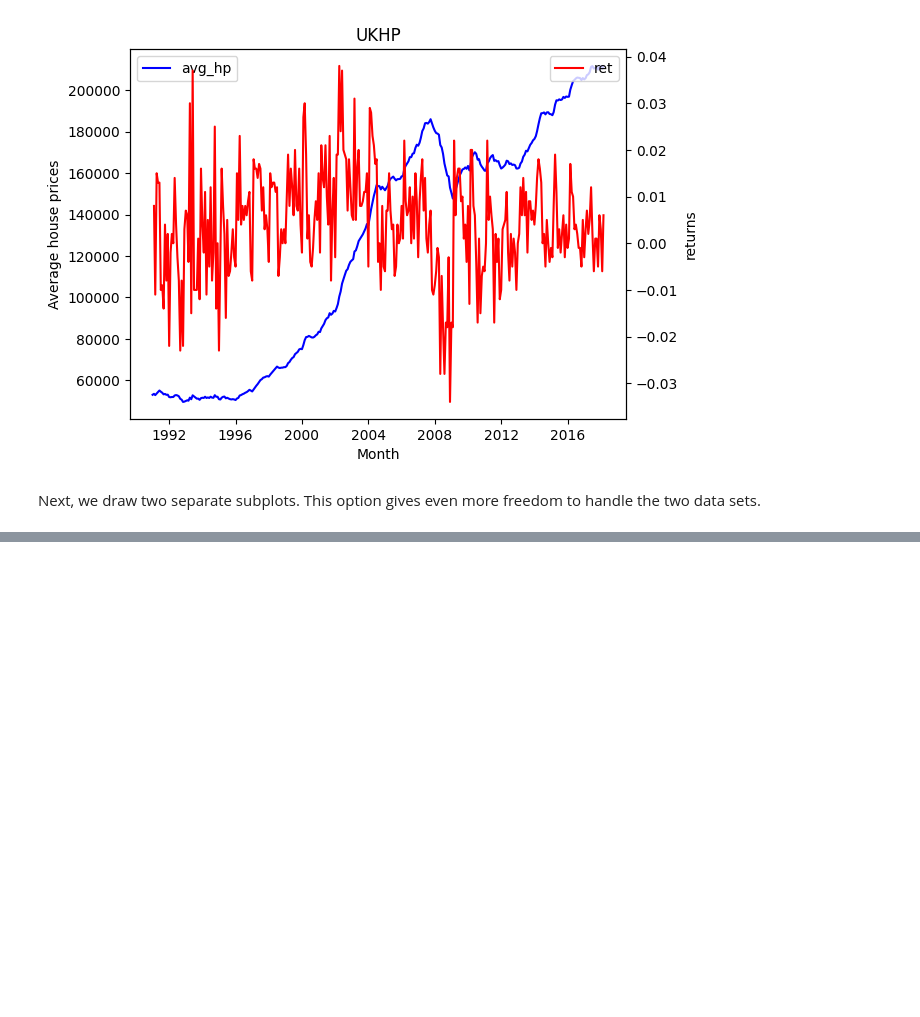
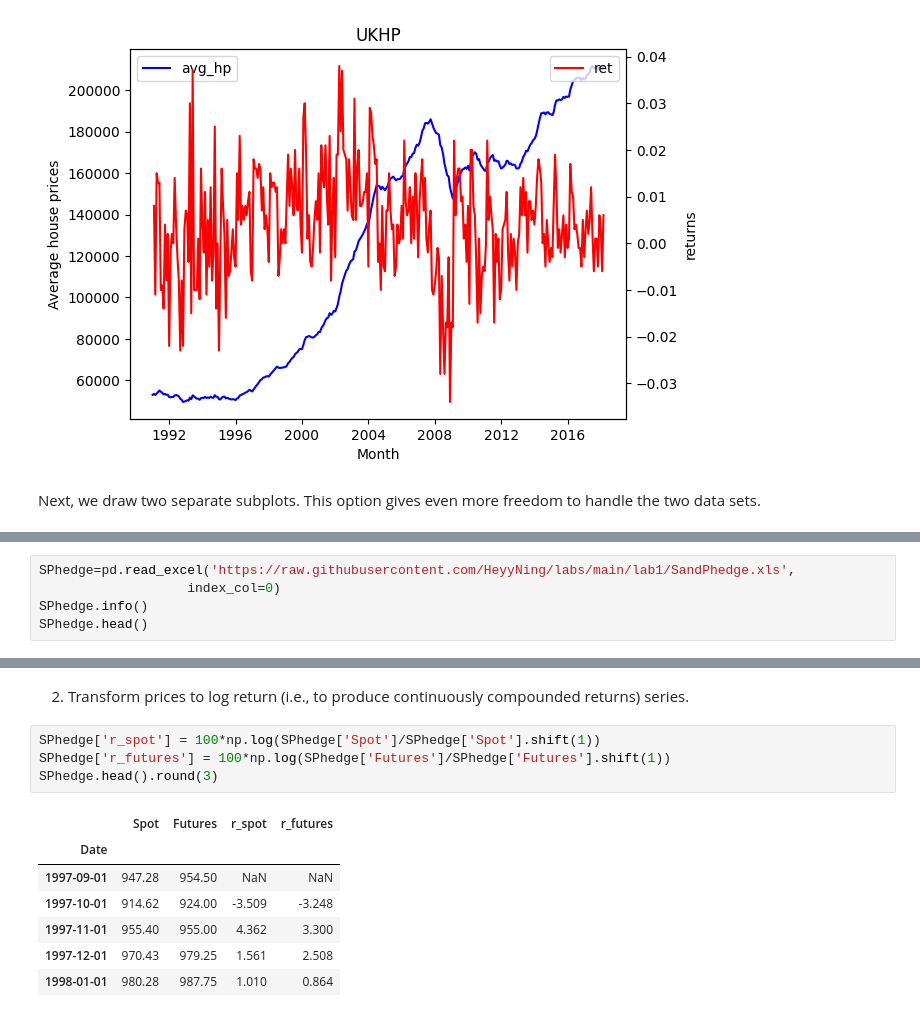
Before and after one commit to HeyyNing/labs, a Jupyter notebook: lab1/lab1.ipynb, the cells around one changed output, grey strips where cells are left out. Cells and saved outputs as stored; diff of their text form; blank space fills up the shorter version.

```diff
--- a/lab1/lab1.ipynb
+++ b/lab1/lab1.ipynb
@@ -155,0 +165,5 @@ Text(0, 0.5, 'returns')
+# %%
+SPhedge=pd.read_excel('https://raw.githubusercontent.com/HeyyNing/labs/main/lab1/SandPhedge.xls',
+                   index_col=0)
+SPhedge.info()
+SPhedge.head()
@@ -155,0 +187,14 @@ Text(0, 0.5, 'returns')
+# %% [markdown]
+2. Transform prices to log return (i.e., to produce continuously compounded returns) series.
+# %%
+SPhedge['r_spot'] = 100*np.log(SPhedge['Spot']/SPhedge['Spot'].shift(1))
+SPhedge['r_futures'] = 100*np.log(SPhedge['Futures']/SPhedge['Futures'].shift(1))
+SPhedge.head().round(3)
+# %% [output]
+|  | Spot | Futures | r_spot | r_futures |
+| Date |  |  |  |  |
+| 1997-09-01 | 947.28 | 954.50 | NaN | NaN |
+| 1997-10-01 | 914.62 | 924.00 | -3.509 | -3.248 |
+| 1997-11-01 | 955.40 | 955.00 | 4.362 | 3.300 |
+| 1997-12-01 | 970.43 | 979.25 | 1.561 | 2.508 |
+| 1998-01-01 | 980.28 | 987.75 | 1.010 | 0.864 |
```
Also changed, not shown: parts of 18 cells of this notebook.
